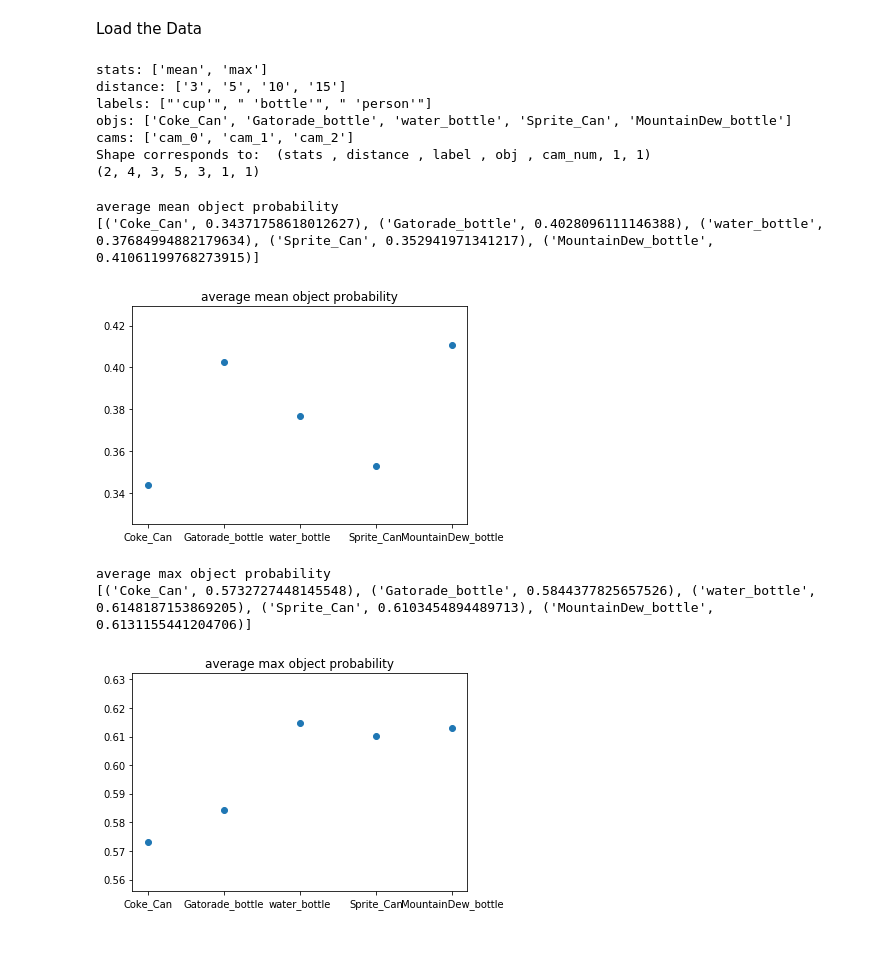
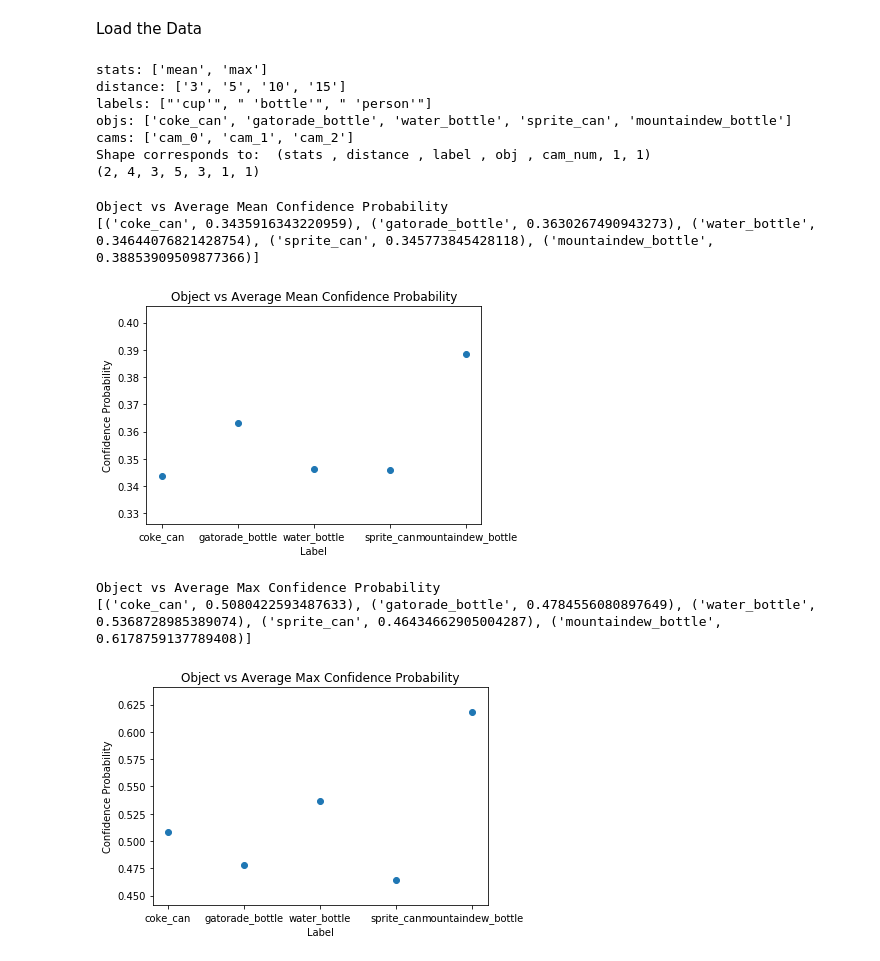
Before and after one commit to linklab-uva/iowt, a Jupyter notebook: benchmark_data_analysis.ipynb, the cells around one changed output. Saved outputs shown, nothing was run; the diff lists cells and outputs as text; code cells hidden in the pictures.

```diff
--- a/benchmark_data_analysis.ipynb
+++ b/benchmark_data_analysis.ipynb
@@ -6,8 +6,8 @@ import os
 # %% [markdown]
 Load the Data
 # %%
-def load_data():
-    root_dir = os.path.join(os.getcwd(), '../videos')
+def load_data(data_folder):
+    root_dir = os.path.join(os.getcwd(), '../waste_data/combine videos/'+data_folder)
     file_name = os.path.join(root_dir, 'all_data.csv')
     data = []
     with open(file_name, 'r') as f:
@@ -27,7 +27,7 @@ def load_data():
     stats = get_row_labels(1)
     data = [line[2:-1] for line in data]
     cams = [entry for entry in data[0] if entry != '']
-    objs = [entry for entry in data[1] if entry != '']
+    objs = [entry.lower() for entry in data[1] if entry != '']
     labels = [entry for entry in data[2] if entry != '']
     num_objs = len(set(objs))
     objs = objs[:num_objs]
@@ -53,43 +53,53 @@ def load_data():
     print(data.shape)
     return data, data_categories
 
-data,data_categories = load_data()
+data_folder = 'sonali videos'
+data,data_categories = load_data(data_folder)
+save_dir = os.path.join(os.getcwd(), data_folder)
+try:
+    os.mkdir(save_dir)
+except:
+    pass
 # %% [output]
 stats: ['mean', 'max']
 distance: ['3', '5', '10', '15']
 labels: ["'cup'", " 'bottle'", " 'person'"]
-objs: ['Coke_Can', 'Gatorade_bottle', 'water_bottle', 'Sprite_Can', 'MountainDew_bottle']
+objs: ['coke_can', 'gatorade_bottle', 'water_bottle', 'sprite_can', 'mountaindew_bottle']
 cams: ['cam_0', 'cam_1', 'cam_2']
 Shape corresponds to:  (stats , distance , label , obj , cam_num, 1, 1)
 (2, 4, 3, 5, 3, 1, 1)
 # %%
-title ="average mean object probability"
+title = "Object vs Average Mean Confidence Probability"
 print(title)
 category_num = 3 #obj
 avg_prob = data[0] # 0 - mean, 1 - max
 avg_prob = np.mean(avg_prob, axis=tuple([i for i in range(avg_prob.ndim) if i != category_num - 1]))
 print(list(zip(data_categories[category_num], avg_prob)))
 plt.title(title)
-plt.xlabel = 'label'
-plt.ylabel = 'probability'
+plt.xlabel('Label')
+plt.ylabel('Confidence Probability')
 plt.scatter(data_categories[category_num], avg_prob)
+plt.savefig(os.path.join(save_dir, title+'.png'))
+
 plt.show()
 
-title ="average max object probability"
+title = "Object vs Average Max Confidence Probability"
 print(title)
 avg_prob = data[1] # 0 - mean, 1 - max
 avg_prob = np.mean(avg_prob, axis=tuple([i for i in range(avg_prob.ndim) if i != category_num - 1]))
 print(list(zip(data_categories[category_num], avg_prob)))
 plt.title(title)
-plt.xlabel = 'label'
-plt.ylabel = 'probability'
+plt.xlabel('Label')
+plt.ylabel('Confidence Probability')
 plt.scatter(data_categories[category_num], avg_prob)
+plt.savefig(os.path.join(save_dir, title+'.png'))
+
 plt.show()
 # %% [output]
-average mean object probability
-[('Coke_Can', 0.34371758618012627), ('Gatorade_bottle', 0.4028096111146388), ('water_bottle', 0.37684994882179634), ('Sprite_Can', 0.352941971341217), ('MountainDew_bottle', 0.41061199768273915)]
+Object vs Average Mean Confidence Probability
+[('coke_can', 0.3435916343220959), ('gatorade_bottle', 0.3630267490943273), ('water_bottle', 0.34644076821428754), ('sprite_can', 0.345773845428118), ('mountaindew_bottle', 0.38853909509877366)]
-[figure, old version]
+[figure, new version]
-average max object probability
-[('Coke_Can', 0.5732727448145548), ('Gatorade_bottle', 0.5844377825657526), ('water_bottle', 0.6148187153869205), ('Sprite_Can', 0.6103454894489713), ('MountainDew_bottle', 0.6131155441204706)]
+Object vs Average Max Confidence Probability
+[('coke_can', 0.5080422593487633), ('gatorade_bottle', 0.4784556080897649), ('water_bottle', 0.5368728985389074), ('sprite_can', 0.46434662905004287), ('mountaindew_bottle', 0.6178759137789408)]
-[figure, old version]
+[figure, new version]
 # %%
```
Also changed, not shown: parts of 2 cells of this notebook, 4 other files.
